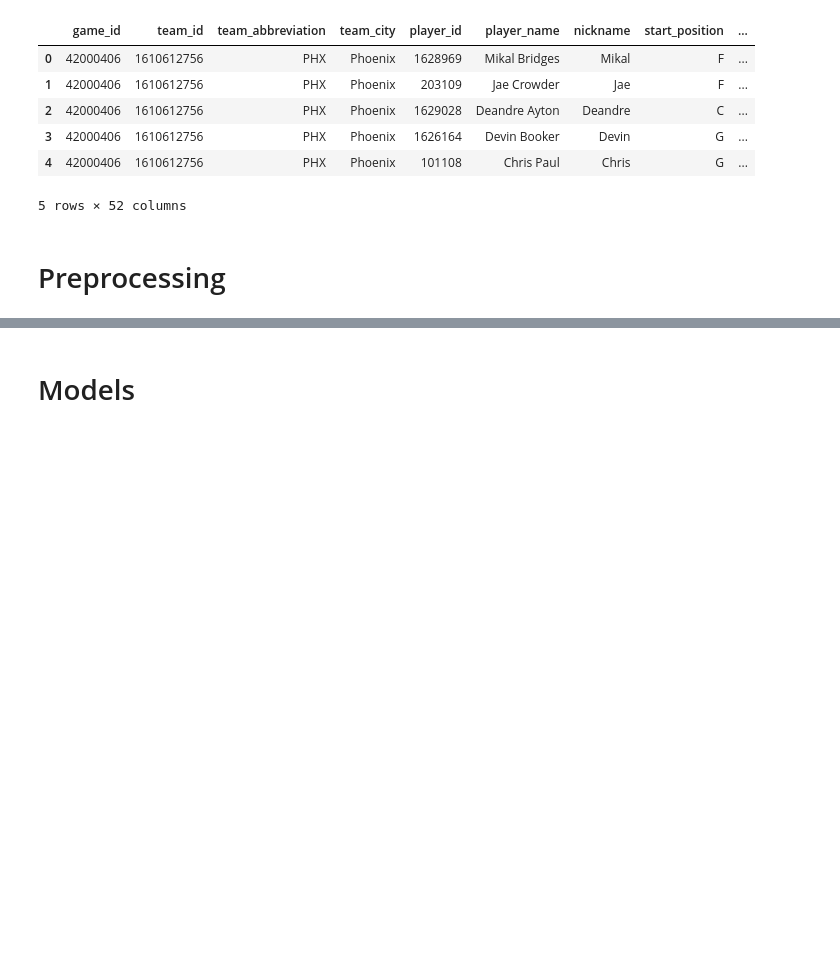
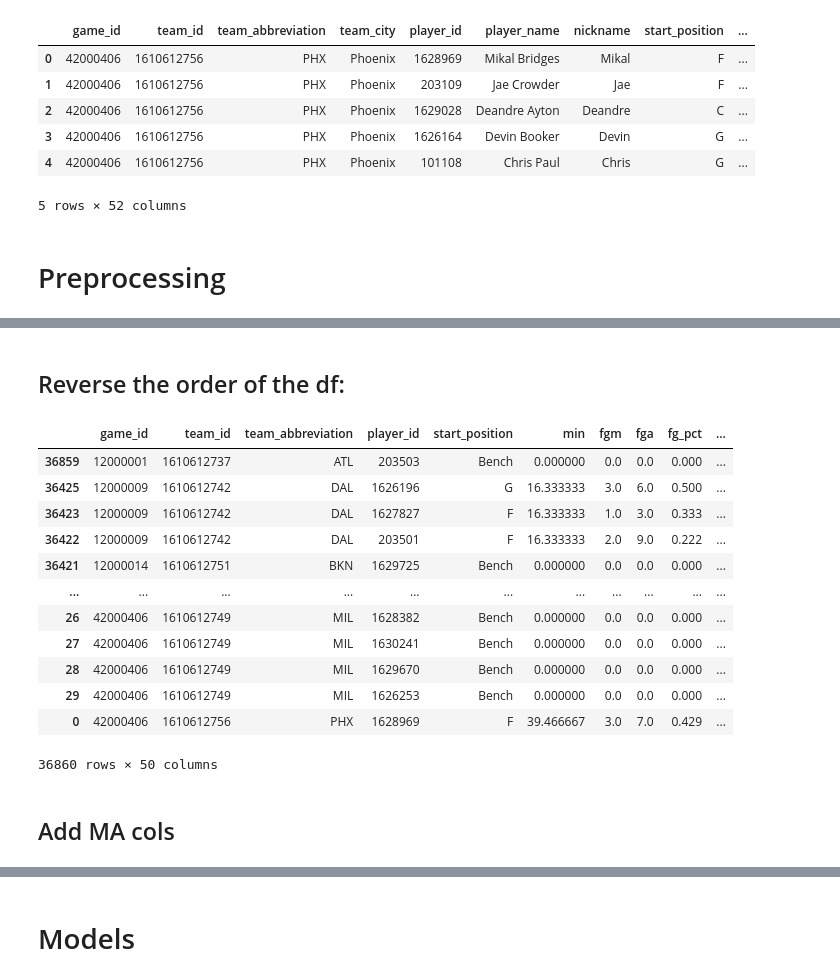
Before and after one commit to tzachpach/final_project_dfs, a Jupyter notebook: time_predict_y_pred.ipynb, the cells around one changed output, grey strips where cells are left out. Drawn from its saved outputs; the diff is of its cells as text; code cells hidden in the pictures; blank space fills up the shorter version.

```diff
--- a/time_predict_y_pred.ipynb
+++ b/time_predict_y_pred.ipynb
@@ -40,0 +64,3 @@ player_name_to_id = player_name_to_id.to_frame()
+# %%
+df = df.dropna(subset=['player_name'])
+df.isna().sum()
@@ -40,0 +85,3 @@ player_name_to_id = player_name_to_id.to_frame()
+# %%
+na_cols = df.columns[df.isna().any()].tolist()
+na_cols
@@ -41,3 +106,8 @@ player_name_to_id = player_name_to_id.to_frame()
+# %%
+df['start_position'] = df['start_position'].fillna('Bench')
+df['min'] = df['min'].fillna('0:00')  # Fill missing values with 0 minutes
+df['min'] = df['min'].apply(lambda x: int(x.split(':')[0].split('.')[0]) + int(x.split(':')[1])/60)  # Convert to numeric format
+df[na_cols] = df[na_cols].fillna(0)  # Fill missing values with 0
 # %%
-cols_to_drop = ['nickname', 'comment', 'player_name']
+cols_to_drop = ['nickname', 'comment', 'player_name', 'team_city']
 df.drop(columns=cols_to_drop, inplace=True)
@@ -113,3 +141,28 @@ memory usage: 13.8+ MB
+# %% [markdown]
+## Reverse the order of the df:
+# %%
+df['week'] = df['game_date'].apply(lambda x: x.weekofyear)
+league_week_dict = {week: i for i, week in enumerate(df['week'].unique(), 1)}
+df['league_week'] = df['week'].map(league_week_dict)
+df = df.sort_values('league_week', ascending=False)
+# df
+df
+# %% [output]
+|  | game_id | team_id | team_abbreviation | player_id | start_position | min | fgm | fga | fg_pct | ... |
+| 36859 | 12000001 | 1610612737 | ATL | 203503 | Bench | 0.000000 | 0.0 | 0.0 | 0.000 | ... |
+| 36425 | 12000009 | 1610612742 | DAL | 1626196 | G | 16.333333 | 3.0 | 6.0 | 0.500 | ... |
+| 36423 | 12000009 | 1610612742 | DAL | 1627827 | F | 16.333333 | 1.0 | 3.0 | 0.333 | ... |
+| 36422 | 12000009 | 1610612742 | DAL | 203501 | F | 16.333333 | 2.0 | 9.0 | 0.222 | ... |
+| 36421 | 12000014 | 1610612751 | BKN | 1629725 | Bench | 0.000000 | 0.0 | 0.0 | 0.000 | ... |
+| ... | ... | ... | ... | ... | ... | ... | ... | ... | ... | ... |
+| 26 | 42000406 | 1610612749 | MIL | 1628382 | Bench | 0.000000 | 0.0 | 0.0 | 0.000 | ... |
+| 27 | 42000406 | 1610612749 | MIL | 1630241 | Bench | 0.000000 | 0.0 | 0.0 | 0.000 | ... |
+| 28 | 42000406 | 1610612749 | MIL | 1629670 | Bench | 0.000000 | 0.0 | 0.0 | 0.000 | ... |
+| 29 | 42000406 | 1610612749 | MIL | 1626253 | Bench | 0.000000 | 0.0 | 0.0 | 0.000 | ... |
+| 0 | 42000406 | 1610612756 | PHX | 1628969 | F | 39.466667 | 3.0 | 7.0 | 0.429 | ... |
+36860 rows × 50 columns
+# %% [markdown]
+## Add MA cols
 # %%
 rolling_window = 10  # Example window size
 for col in cols_for_ma:
```
Also changed, not shown: parts of 42 cells of this notebook, 6 other files.
